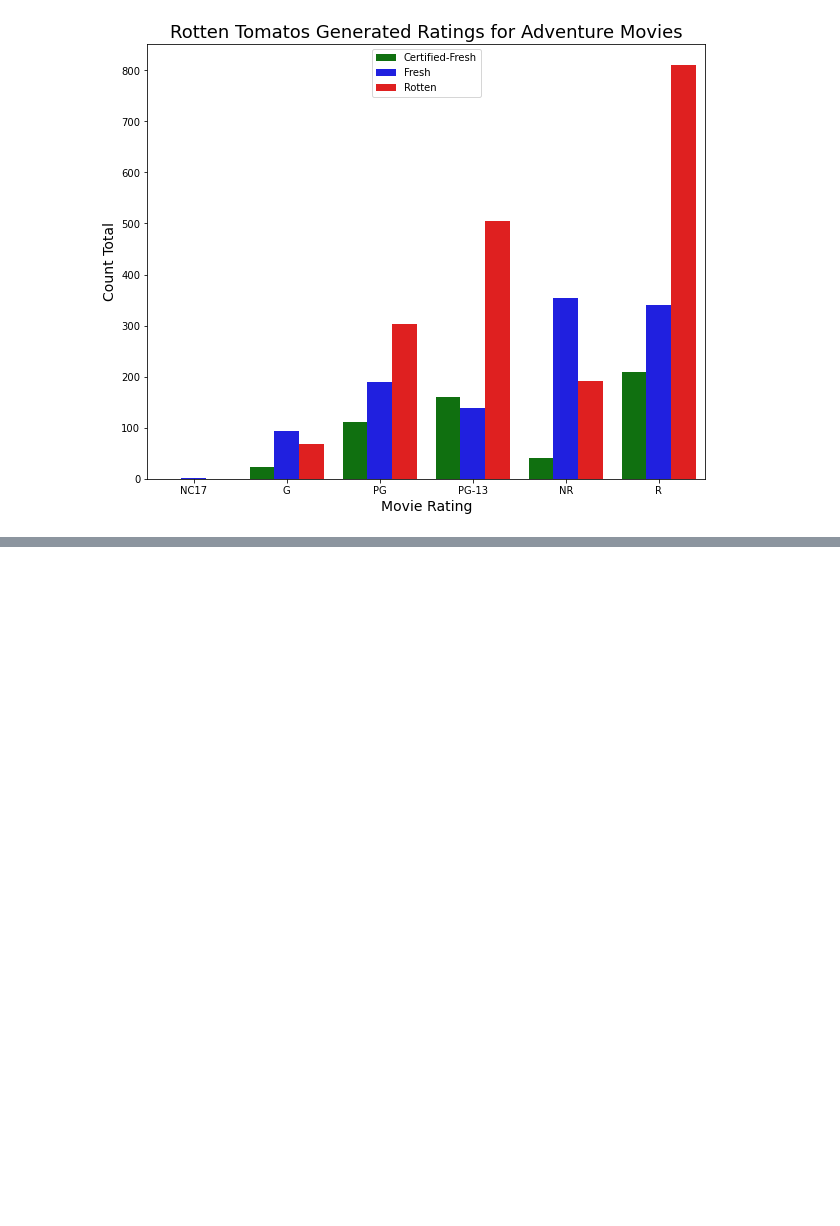
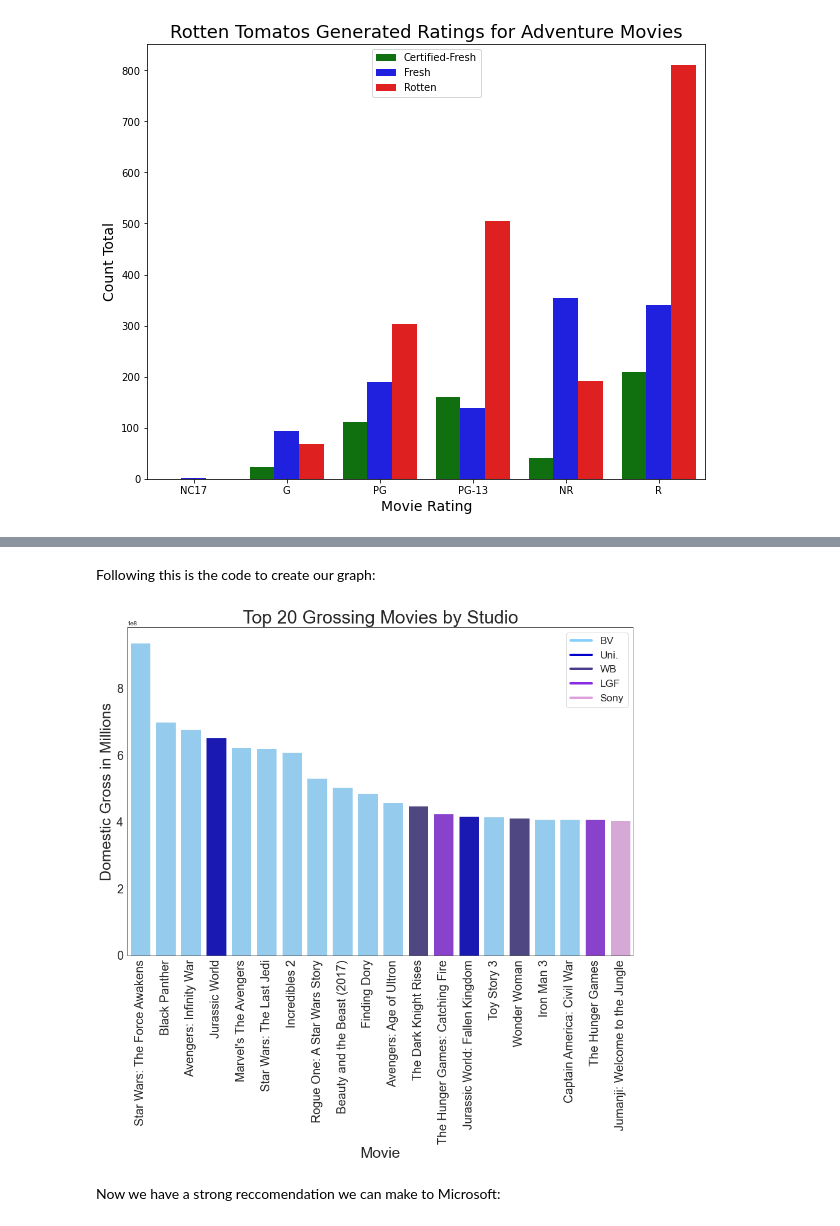
Before and after one commit to eaiturbe/microsoft_movie_analysis, a Jupyter notebook: Final Notebook.ipynb, the cells around one changed output, grey strips where cells are left out. Saved outputs shown, nothing was run; the diff lists cells and outputs as text; code cells hidden in the pictures; blank space fills up the shorter version.

Commit message:
added movie studio data to Final Notebook

```diff
--- a/Final Notebook.ipynb
+++ b/Final Notebook.ipynb
@@ -288,0 +358,2 @@ plt.legend()
+# %%
+bommovie = bommovie.dropna(subset=['domestic_gross'])
@@ -288,0 +373,3 @@ plt.legend()
+# %%
+top20 = bommovie.head(20)
+top20
@@ -288,0 +412,15 @@ plt.legend()
+# %%
+custom_palette = []
+labels = [ ]
+for x in top20["studio"]:
+    labels.append(x)
+    if x == "BV":
+        custom_palette.append('lightskyblue')
+    elif x=="Uni.":
+        custom_palette.append('mediumblue')
+    elif x=="WB":
+        custom_palette.append('darkslateblue')
+    elif x=="LGF":
+        custom_palette.append('blueviolet')
+    else:
+        custom_palette.append('plum')
@@ -288,0 +429,32 @@ plt.legend()
+# %% [markdown]
+Following this is the code to create our graph:
+# %%
+x = top20["title"]
+y = top20["domestic_gross"]
+
+plt.figure(figsize=(15, 10))
+sns.set_style('white')
+sns.set_palette("bright")
+bar = sns.barplot(x = x,
+            y = y,
+            palette=custom_palette)
+custom_lines = [Line2D([0], [0], color="lightskyblue", lw=4),
+                Line2D([0], [0], color="mediumblue", lw=4),
+                Line2D([0], [0], color="darkslateblue", lw=4),
+                Line2D([0], [0], color="blueviolet", lw=4),
+                Line2D([0], [0], color="plum", lw=4)]
+plt.legend(custom_lines, ['BV', 'Uni.', 'WB', "LGF", "Sony"], fontsize="xx-large") ###
+
+plt.ylabel("Domestic Gross in Millions", size=25)
+plt.xlabel("Movie", size=25)
+bar.tick_params(axis='y', labelsize=20)
+plt.xticks(rotation = 90, size = 20)
+plt.title("Top 20 Grossing Movies by Studio", size=30)
+
+plt.savefig("top20_barplot_Seaborn_barplot_Python.png")
+
+plt.show();
+# %% [output]
+[figure, added]
+# %% [markdown]
+Now we have a strong reccomendation we can make to Microsoft:
```
Also changed, not shown: parts of 19 cells of this notebook, 1 other file.
